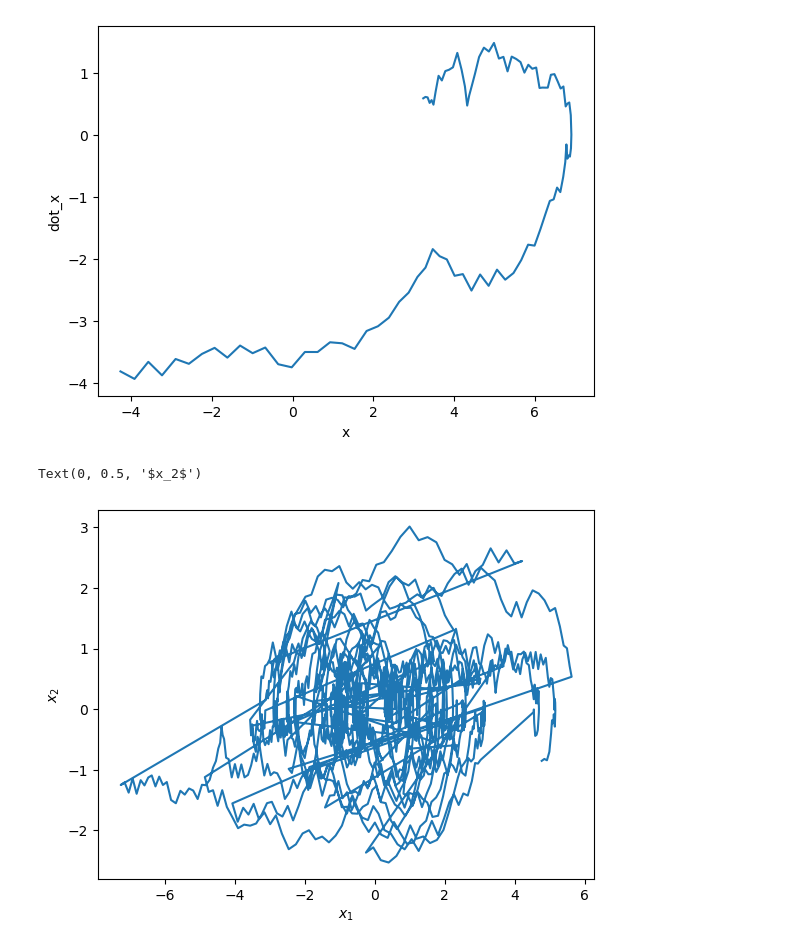
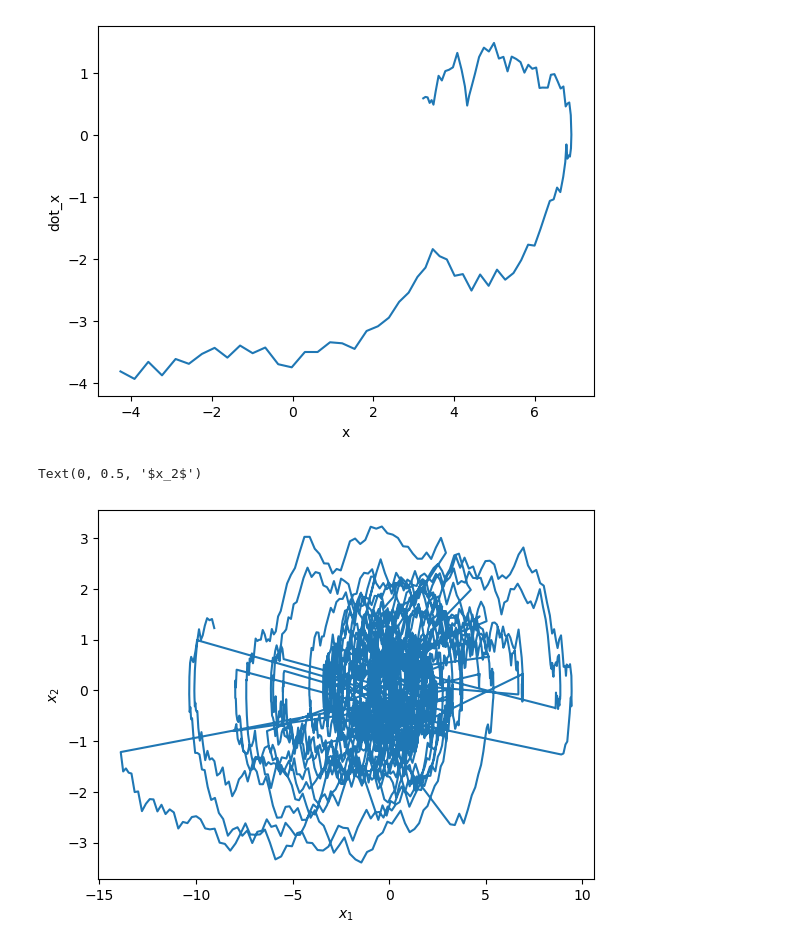
Before and after one commit to HuangYujun-JunkyTalent/DataDrivenSafetyFilter, a Jupyter notebook: double_integrator_test.ipynb, the cells around one changed output. Drawn from its saved outputs; the diff is of its cells as text; code cells hidden in the pictures.

```diff
--- a/double_integrator_test.ipynb
+++ b/double_integrator_test.ipynb
@@ -245,7 +245,7 @@ class Predictor:
 
         d_inv_array = np.zeros((width_H,))
         for i in range(width_H-1, 0, -1):
-            if d_array[i] < self.d_range:
+            if d_array[i] < d_range:
                 d_inv_array[i] = self.f(d_array[i])
             else:
                 # np.delete(d_array, i)
@@ -358,21 +358,21 @@ N_grid_u = 10
 x_0_grid_data = np.linspace(x_min[0], x_max[0], N_grid_x_0_data)
 x_1_grid_data = np.linspace(x_min[1], x_max[1], N_grid_x_1_data)
 
-x_0_grid = np.linspace(x_min[0], x_max[0], N_grid_x_0)
-x_1_grid = np.linspace(x_min[1], x_max[1], N_grid_x_1)
+x_0_grid = np.linspace(0.8*x_min[0], 0.8*x_max[0], N_grid_x_0)
+x_1_grid = np.linspace(0.8*x_min[1], 0.8*x_max[1], N_grid_x_1)
 u_grid = np.linspace(u_min, u_max, N_grid_u)
 
 d_range = 0.1
-num_slices = 300
-portion_slices = 0.1
-L = 3
+num_slices = 1
+portion_slices = 0.0001
+L = 20
 W_x = np.diag((1/(x_max - x_min))**2)
 # f = lambda d: (1/(d_range+d)) ** 2
-f = lambda d: np.exp(-d)
+f = lambda d: np.exp(-2*d)
 
 np.random.seed(0)
 
-length_list = np.array([50, 100, 150, 200, 250, 300])
+length_list = np.array([100, 150, 200, 250, 300, 400, 600])
 diff_list = np.diff(length_list)
 io_data_list_list: List[List[IOData]] = []
 io_data_list = []
@@ -382,34 +382,34 @@ for x_0, x_1 in itertools.product(x_0_grid_data, x_1_grid_data):
     system_for_data.state = np.array([x_0, x_1])
     io_data_list.append(IOData(depth=2, sys=system_for_data, length=length_list[0], input_rule=InputRule.RANDOM))
 io_data_list_list.append(deepcopy(io_data_list))
 
 for diff_length in diff_list:
     io_data_list = deepcopy(io_data_list_list[-1])
     for io_data in io_data_list:
         # set the state and step the system for one step
         system_for_data.state = np.array(io_data._output_data[-1]).flatten()
         system_for_data.step(io_data._input_data[-1])
 
         # step the system and add new data
         for _ in range(diff_length):
             u = io_data.get_input(io_data.length-1, system_for_data, InputRule.RANDOM)
             y, n = system_for_data.step(u)
             io_data.add_point(u, y, n)
     io_data_list_list.append(deepcopy(io_data_list))
 
 
 predictor = Predictor(L=1, system=system, io_data_list=io_data_list_list[0], remove_old_data=False, d_range=d_range)
 predictor.min_num_slices = num_slices
 predictor.portion_slices = portion_slices
 H_x_past, H_u_future, H_x_future = predictor.get_hankel_matrix()
 plt.plot(H_x_past[0,:].T, H_x_past[1,:].T)
 # plt.xlim(x_min[0]-0.1*(x_max[0]-x_min[0]), x_max[0]+0.1*(x_max[0]-x_min[0]))
 # plt.ylim(x_min[1]-0.1*(x_max[1]-x_min[1]), x_max[1]+0.1*(x_max[1]-x_min[1]))
 plt.xlabel(r"$x_1$")
 plt.ylabel(r"$x_2$")
 # %% [output]
 Text(0, 0.5, '$x_2$')
-[figure, old version]
+[figure, new version]
 # %%
 predictor.weight_xi = W_x
 predictor.f = f
```
Also changed, not shown: parts of 16 cells of this notebook, 5 other files.
